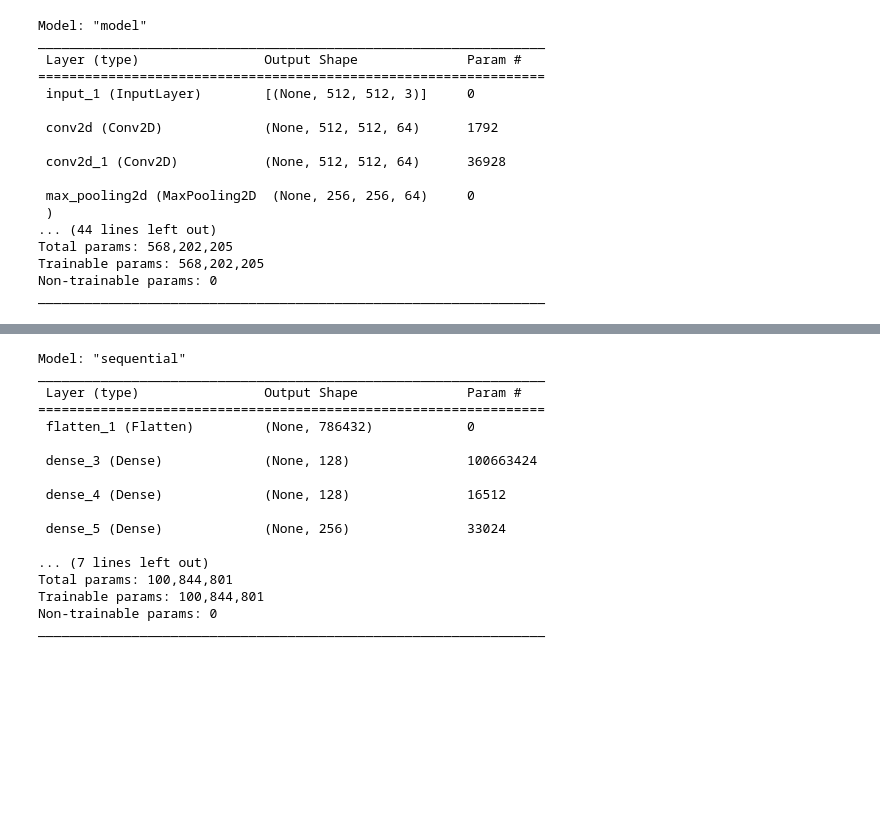
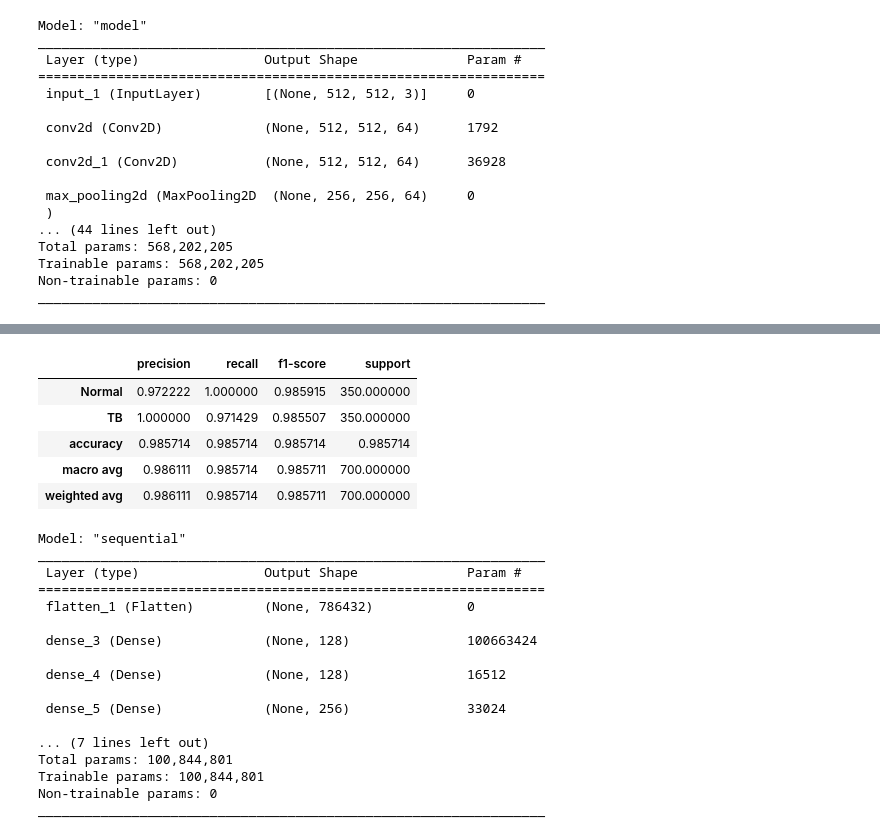
Before and after one commit to amolamahadik/Dissertation, a Jupyter notebook: TB_classification_with_augumentation.ipynb, the cells around one changed output, grey strips where cells are left out. Cells and saved outputs as stored; diff of their text form; code cells hidden in the pictures; blank space fills up the shorter version.

```diff
--- a/TB_classification_with_augumentation.ipynb
+++ b/TB_classification_with_augumentation.ipynb
@@ -383,3 +405,14 @@ score_vgg
+# %%
+report_vgg = classification_report(test_batches.classes, y_pred, target_names=Patient_labels, output_dict=True)
+df_vgg = pd.DataFrame(report_vgg).transpose()
+df_vgg
+# %% [output]
+|  | precision | recall | f1-score | support |
+| Normal | 0.972222 | 1.000000 | 0.985915 | 350.000000 |
+| TB | 1.000000 | 0.971429 | 0.985507 | 350.000000 |
+| accuracy | 0.985714 | 0.985714 | 0.985714 | 0.985714 |
+| macro avg | 0.986111 | 0.985714 | 0.985711 | 700.000000 |
+| weighted avg | 0.986111 | 0.985714 | 0.985711 | 700.000000 |
 # %%
 model=Sequential()
 model.add(Flatten(input_shape=(512,512,3)))
```
Also changed, not shown: parts of 15 cells of this notebook.
